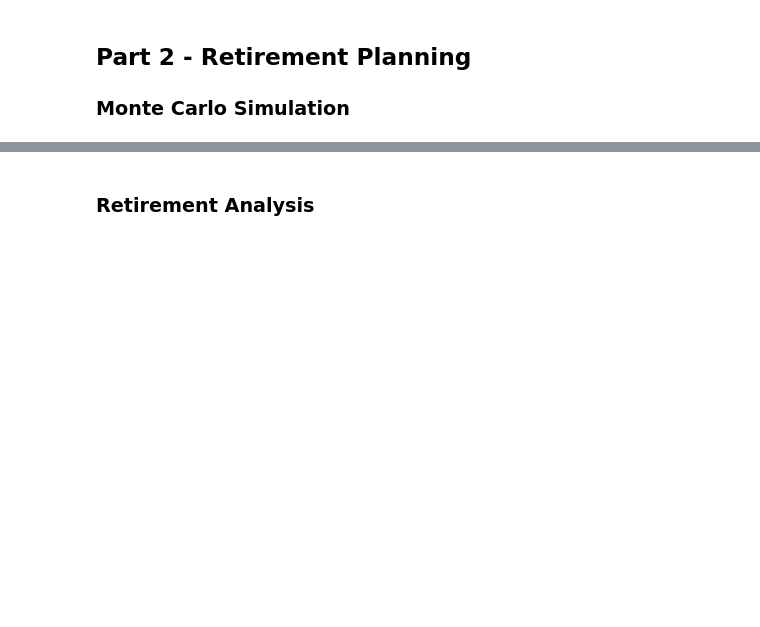
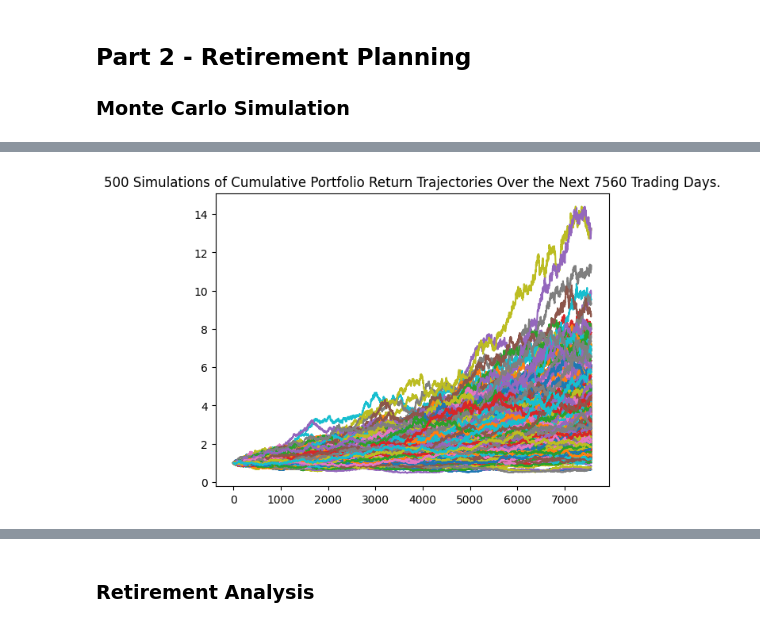
Before and after one commit to Gino-Petrosian/Fintech-Bootcamp-, a Jupyter notebook: Module 5 Challenge/Instructions/Starter_Code/financial-planner.ipynb, the cells around one changed output, grey strips where cells are left out. Saved outputs shown, nothing was run; the diff lists cells and outputs as text; code cells hidden in the pictures; blank space fills up the shorter version.

```diff
--- a/Module 5 Challenge/Instructions/Starter_Code/financial-planner.ipynb
+++ b/Module 5 Challenge/Instructions/Starter_Code/financial-planner.ipynb
@@ -162,5 +198,5 @@ emergency_fund = monthly_income * 3
 # %%
 # Set start and end dates of five years back from today.
 # Sample results may vary from the solution based on the time frame chosen
-start_date = pd.Timestamp('2016-05-01', tz='America/New_York').isoformat()
-end_date = pd.Timestamp('2021-05-01', tz='America/New_York').isoformat()
+start_date = pd.Timestamp('2018-11-17', tz='America/New_York').isoformat()
+end_date = pd.Timestamp('2023-11-17', tz='America/New_York').isoformat()
@@ -180,0 +203,26 @@ df_stock_data.head()
+# %%
+# Get 5 years' worth of historical data for SPY and AGG
+stocks = ["SPY", "AGG"]
+tf = "1D"
+df_stock_data = alpaca.get_bars(
+    stocks,
+    tf,
+    start = start_date,
+    end = end_date
+).df
+# Get current closing prices for SPY and AGG
+closing_prices_spy = df_stock_data['close']
+
+# Reorganize the DataFrame
+# Separate ticker data
+spy_data2 = df_stock_data[df_stock_data['symbol'] == 'SPY'].drop(columns= 'symbol')
+agg_data2 = df_stock_data[df_stock_data['symbol'] == 'AGG'].drop(columns= 'symbol')
+spy_data2.reset_index(inplace= True)
+agg_data2.reset_index(inplace= True)
+
+# Concatenate the ticker DataFrames
+df_stock_data = pd.concat([spy_data2, agg_data2], axis=1, keys=['SPY', 'AGG'])
+
+
+# Display sample data
+df_stock_data.head()
@@ -180,0 +237,8 @@ df_stock_data.head()
+# %%
+# Configuring a Monte Carlo simulation to forecast 30 years cumulative returns
+MC_thirtyyear = MCSimulation(
+    portfolio_data = df_stock_data,
+    weights = [.40,.60],
+    num_simulation = 500,
+    num_trading_days = 252*30
+)
@@ -190,5 +283,7 @@ df_stock_data.head()
 # %%
 # Plot simulation outcomes
-# YOUR CODE HERE!
+sim_outcome = MC_thirtyyear.plot_simulation()
+# %% [output]
+[figure, added]
 # %%
 # Plot probability distribution and confidence intervals
```
Also changed, not shown: parts of 24 cells of this notebook.
